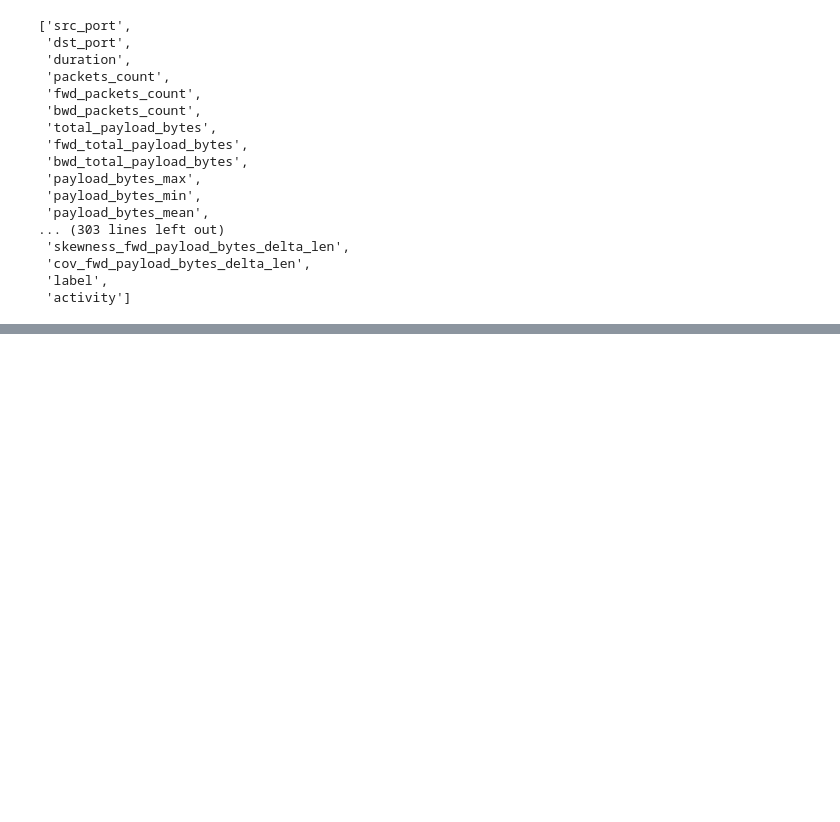
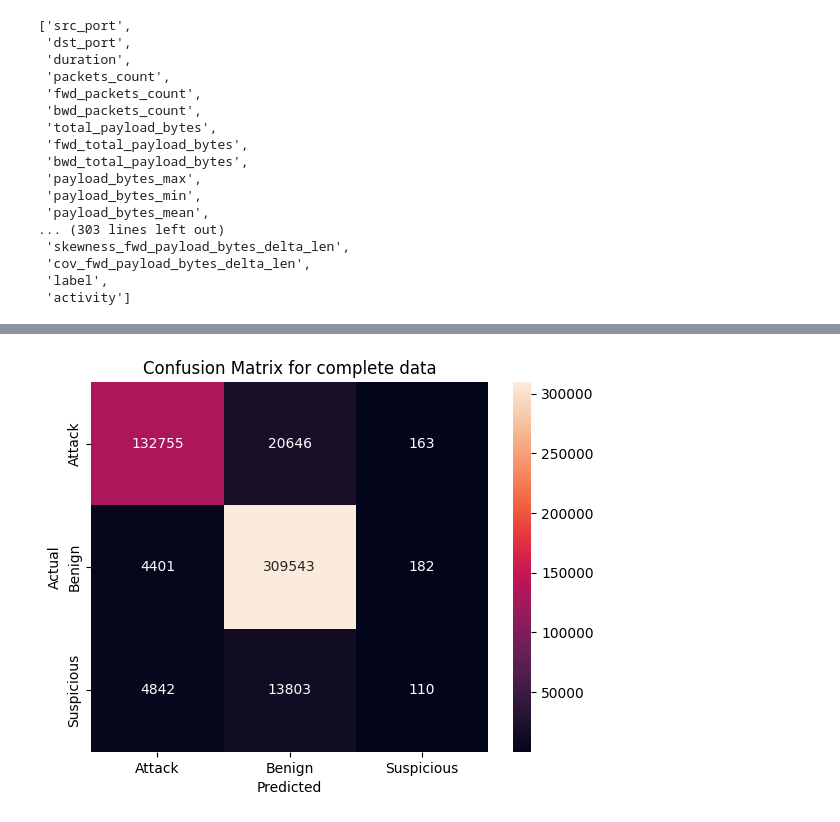
Before and after one commit to sahilparashar1/DDOS-PROJECT, a Jupyter notebook: data/data.ipynb, the cells around one changed output, grey strips where cells are left out. Saved outputs shown, nothing was run; the diff lists cells and outputs as text; code cells hidden in the pictures; blank space fills up the shorter version.

Commit message:
Trained LR model and saved artifacts

```diff
--- a/data/data.ipynb
+++ b/data/data.ipynb
@@ -24,0 +70,16 @@ df.columns.tolist()
+# %%
+X_train,X_test,Y_train,Y_test=train_test_split(X,Y,test_size=0.2,random_state=42)
+# %%
+pipe=Pipeline([('scaler',StandardScaler()),('model',LogisticRegression())])
+params={
+        'model__C': [2],
+        'model__penalty': ['l1'],
+        'model__solver': ['saga'],
+        'model__max_iter': [1000],
+        'model__class_weight': [None],
+        'model__multi_class': ['multinomial']
+        }
+grid=GridSearchCV(pipe,params,cv=5,n_jobs=-1,scoring='recall_weighted',verbose=1)
+grid.fit(X_train,Y_train)
+print(grid.best_params_)
+print(grid.best_score_)
@@ -24,0 +110,9 @@ df.columns.tolist()
+# %%
+remaninng_data=data.drop(sampled_data.index)
+y_unseen=remaninng_data['label']
+x_unseen=remaninng_data.drop(columns=['label'])
+# %%
+y_unseen_pred=grid.predict(x_unseen)
+print(classification_report(y_unseen,y_unseen_pred))
+print(confusion_matrix(y_unseen,y_unseen_pred))
+print(accuracy_score(y_unseen,y_unseen_pred))
@@ -24,0 +136,9 @@ df.columns.tolist()
+# %%
+sns.heatmap(confusion_matrix(y_unseen,y_unseen_pred),annot=True,fmt='d',xticklabels=["Attack","Benign","Suspicious"],
+            yticklabels=["Attack","Benign","Suspicious"])
+plt.title("Confusion Matrix for complete data")
+plt.xlabel("Predicted")
+plt.ylabel("Actual")
+plt.show()
+# %% [output]
+[figure, added]
```
Also changed, not shown: parts of 14 cells of this notebook, 3 other files.
